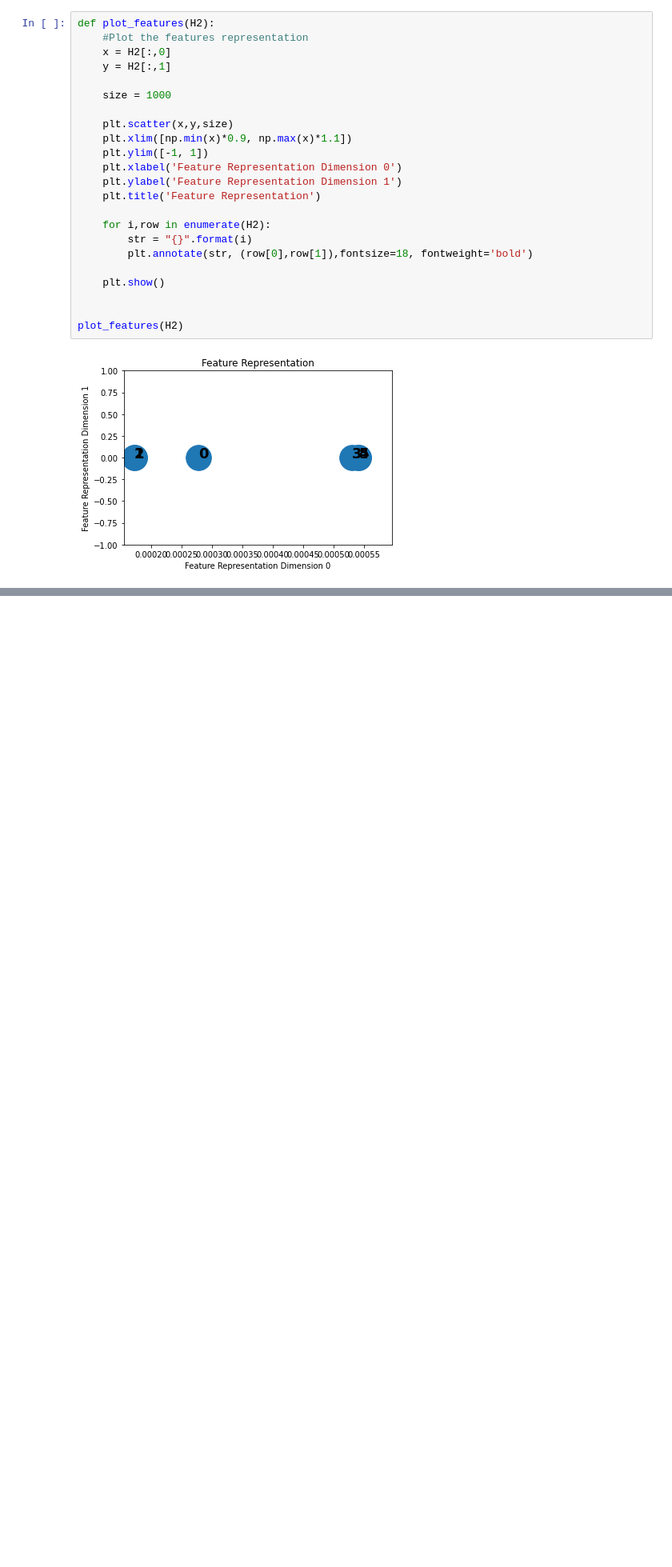
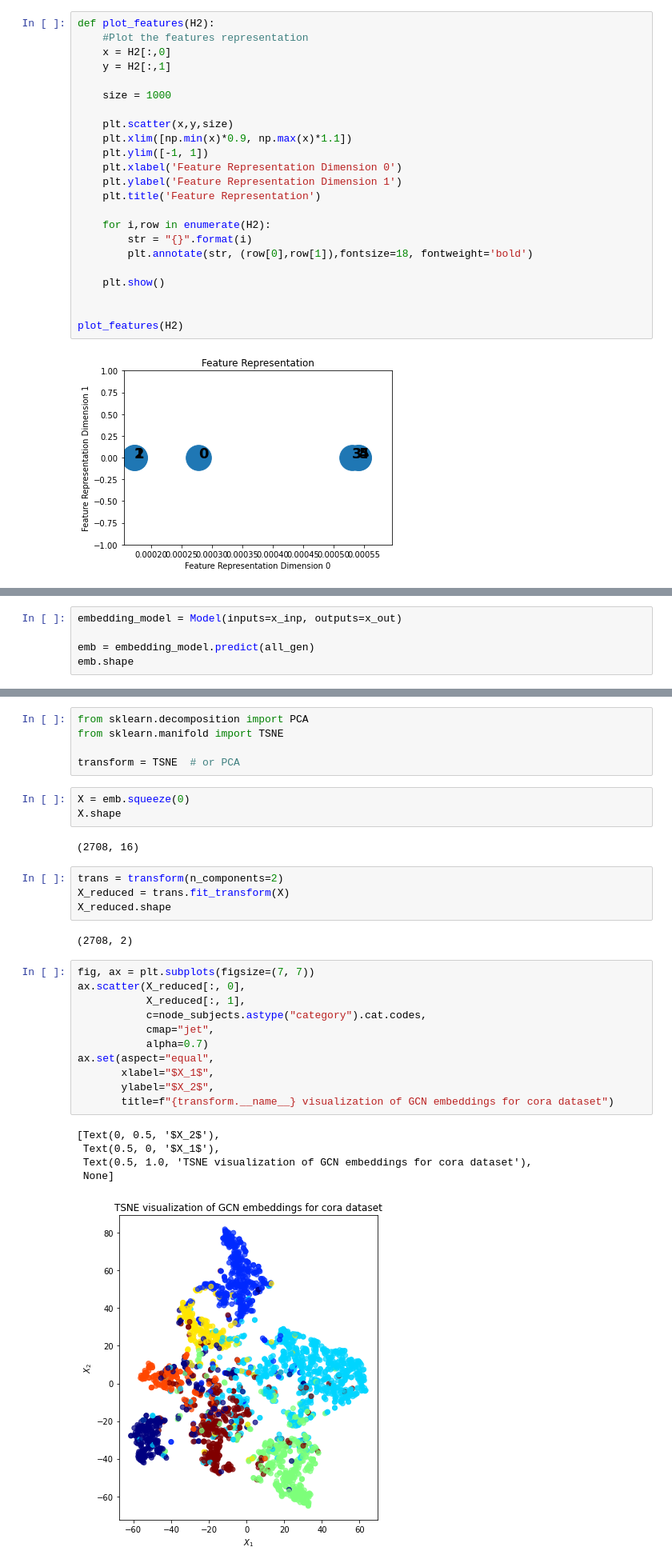
Before and after one commit to FraidoonOmarzai/GCN, a Jupyter notebook: GCN.ipynb, the cells around one changed output, grey strips where cells are left out. Shown at 80% size. Drawn from its saved outputs; the diff is of its cells as text; blank space fills up the shorter version.

Commit message:
node classification with gcn on cora dataset

```diff
--- a/GCN.ipynb
+++ b/GCN.ipynb
@@ -271,0 +470,5 @@ plot_features(H2)
+# %%
+embedding_model = Model(inputs=x_inp, outputs=x_out)
+
+emb = embedding_model.predict(all_gen)
+emb.shape
@@ -271,0 +479,33 @@ plot_features(H2)
+# %%
+from sklearn.decomposition import PCA
+from sklearn.manifold import TSNE
+
+transform = TSNE  # or PCA
+# %%
+X = emb.squeeze(0)
+X.shape
+# %% [output]
+(2708, 16)
+# %%
+trans = transform(n_components=2)
+X_reduced = trans.fit_transform(X)
+X_reduced.shape
+# %% [output]
+(2708, 2)
+# %%
+fig, ax = plt.subplots(figsize=(7, 7))
+ax.scatter(X_reduced[:, 0],
+           X_reduced[:, 1],
+           c=node_subjects.astype("category").cat.codes,
+           cmap="jet",
+           alpha=0.7)
+ax.set(aspect="equal",
+       xlabel="$X_1$",
+       ylabel="$X_2$",
+       title=f"{transform.__name__} visualization of GCN embeddings for cora dataset")
+# %% [output]
+[Text(0, 0.5, '$X_2$'),
+ Text(0.5, 0, '$X_1$'),
+ Text(0.5, 1.0, 'TSNE visualization of GCN embeddings for cora dataset'),
+ None]
+[figure, added]
```
Also changed, not shown: parts of 39 cells of this notebook.
